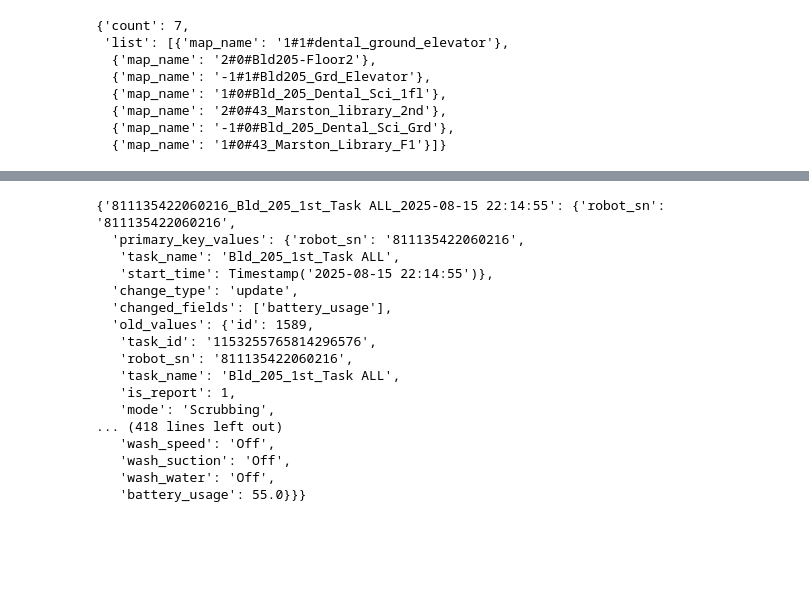
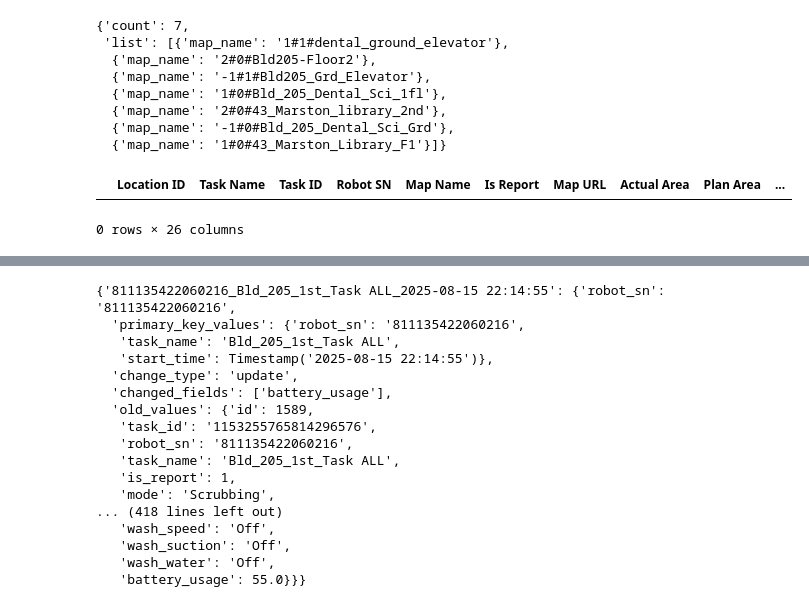
Before and after one commit to CarloCHEN/pudu_robot, a Jupyter notebook: src/ds.ipynb, the cells around one changed output, grey strips where cells are left out. Cells and saved outputs as stored; diff of their text form; code cells hidden in the pictures; blank space fills up the shorter version.

```diff
--- a/src/ds.ipynb
+++ b/src/ds.ipynb
@@ -15,6 +15,12 @@ get_list_maps(shop_id=533370001)
   {'map_name': '2#0#43_Marston_library_2nd'},
   {'map_name': '-1#0#Bld_205_Dental_Sci_Grd'},
   {'map_name': '1#0#43_Marston_Library_F1'}]}
+# %%
+df = get_schedule_table(start_time='2025-08-18 00:00:00', end_time='2025-08-18 23:59:59')
+df
+# %% [output]
+|  | Location ID | Task Name | Task ID | Robot SN | Map Name | Is Report | Map URL | Actual Area | Plan Area | ... |
+0 rows × 26 columns
 # %%
 df = get_schedule_table(start_time='2025-08-15 00:00:00', end_time='2025-08-15 23:59:59')
 df.columns = [col.lower().replace(' ', '_') for col in df.columns]
```
Also changed, not shown: parts of 2 cells of this notebook, 4 other files.
